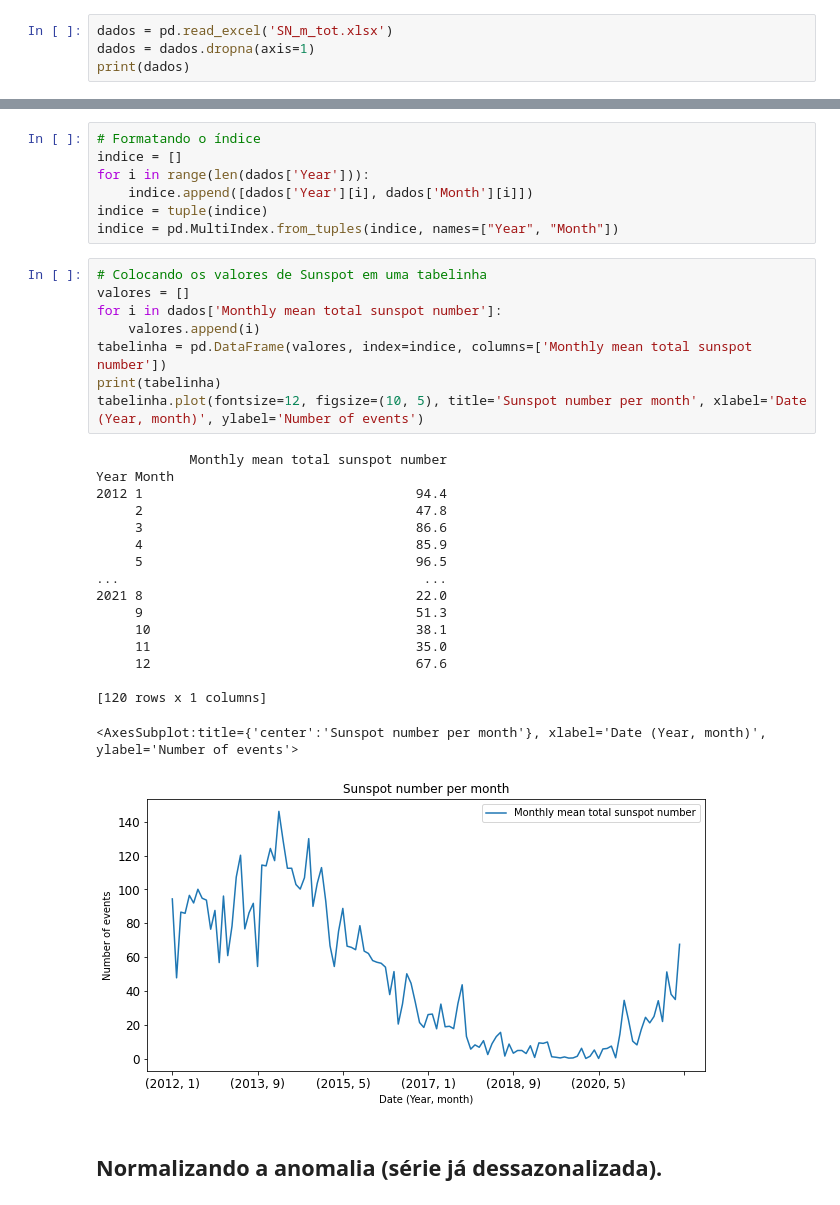
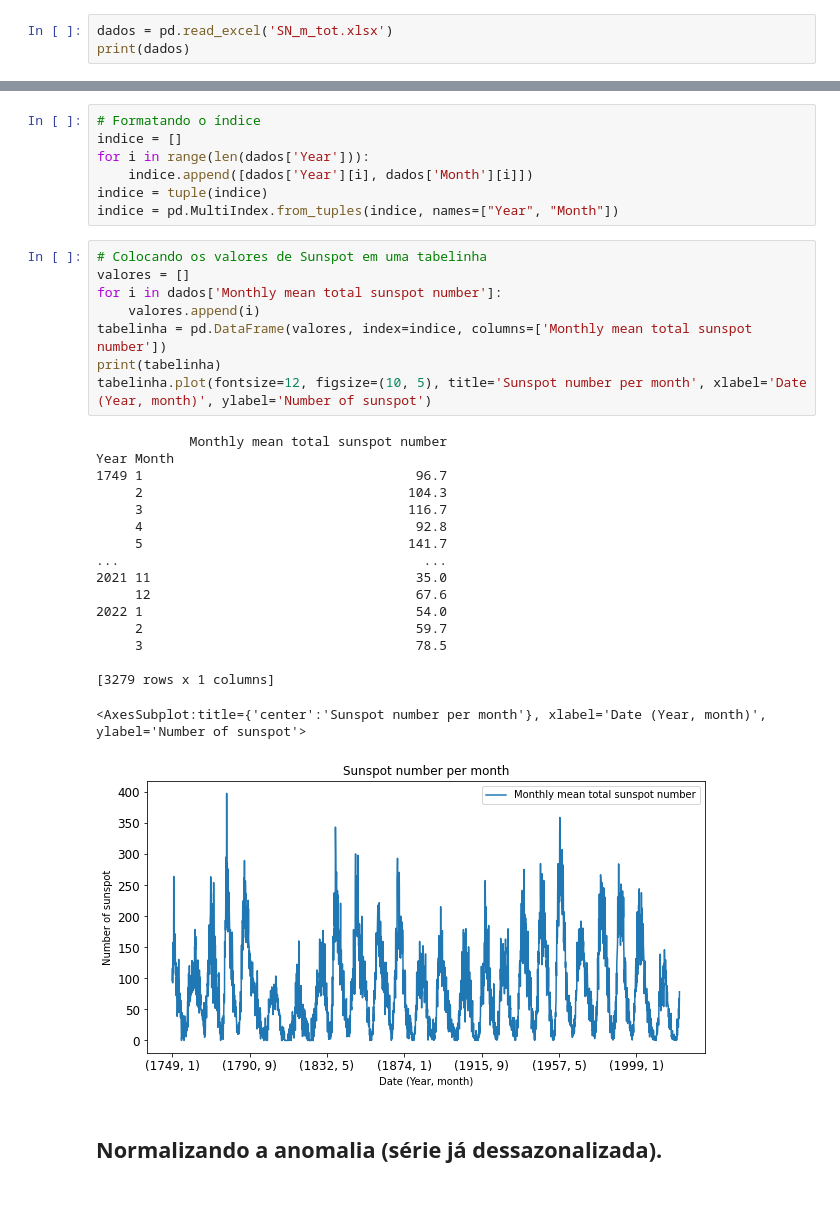
Before and after one commit to morganzera/TGF, a Jupyter notebook: Pibic_pt2/Contagem_Sunspot.ipynb, the cells around one changed output, grey strips where cells are left out. Saved outputs shown, nothing was run; the diff lists cells and outputs as text.

Commit message:
Tabela de sunspot formatada e grafico plotado. Tenho que determinar a freq de corte

```diff
--- a/Pibic_pt2/Contagem_Sunspot.ipynb
+++ b/Pibic_pt2/Contagem_Sunspot.ipynb
@@ -11,6 +11,5 @@ import pycwt as wavelet
 from pycwt.helpers import find
 # %%
 dados = pd.read_excel('SN_m_tot.xlsx')
-dados = dados.dropna(axis=1)
 print(dados)
 # %% [output]
@@ -38,29 +40,29 @@ indice = pd.MultiIndex.from_tuples(indice, names=["Year", "Month"])
 # %%
 # Colocando os valores de Sunspot em uma tabelinha
 valores = []
 for i in dados['Monthly mean total sunspot number']:
     valores.append(i)
 tabelinha = pd.DataFrame(valores, index=indice, columns=['Monthly mean total sunspot number'])
 print(tabelinha)
-tabelinha.plot(fontsize=12, figsize=(10, 5), title='Sunspot number per month', xlabel='Date (Year, month)', ylabel='Number of events')
+tabelinha.plot(fontsize=12, figsize=(10, 5), title='Sunspot number per month', xlabel='Date (Year, month)', ylabel='Number of sunspot')
 # %% [output]
             Monthly mean total sunspot number
 Year Month
-2012 1                                   94.4
-     2                                   47.8
-     3                                   86.6
-     4                                   85.9
-     5                                   96.5
+1749 1                                   96.7
+     2                                  104.3
+     3                                  116.7
+     4                                   92.8
+     5                                  141.7
 ...                                       ...
-2021 8                                   22.0
-     9                                   51.3
-     10                                  38.1
-     11                                  35.0
+2021 11                                  35.0
      12                                  67.6
+2022 1                                   54.0
+     2                                   59.7
+     3                                   78.5
 
-[120 rows x 1 columns]
+[3279 rows x 1 columns]
-<AxesSubplot:title={'center':'Sunspot number per month'}, xlabel='Date (Year, month)', ylabel='Number of events'>
+<AxesSubplot:title={'center':'Sunspot number per month'}, xlabel='Date (Year, month)', ylabel='Number of sunspot'>
-[figure, old version]
+[figure, new version]
 # %% [markdown]
 ## Normalizando a anomalia (série já dessazonalizada).
 # %%
```
Also changed, not shown: parts of 10 cells of this notebook, 1 other file.
